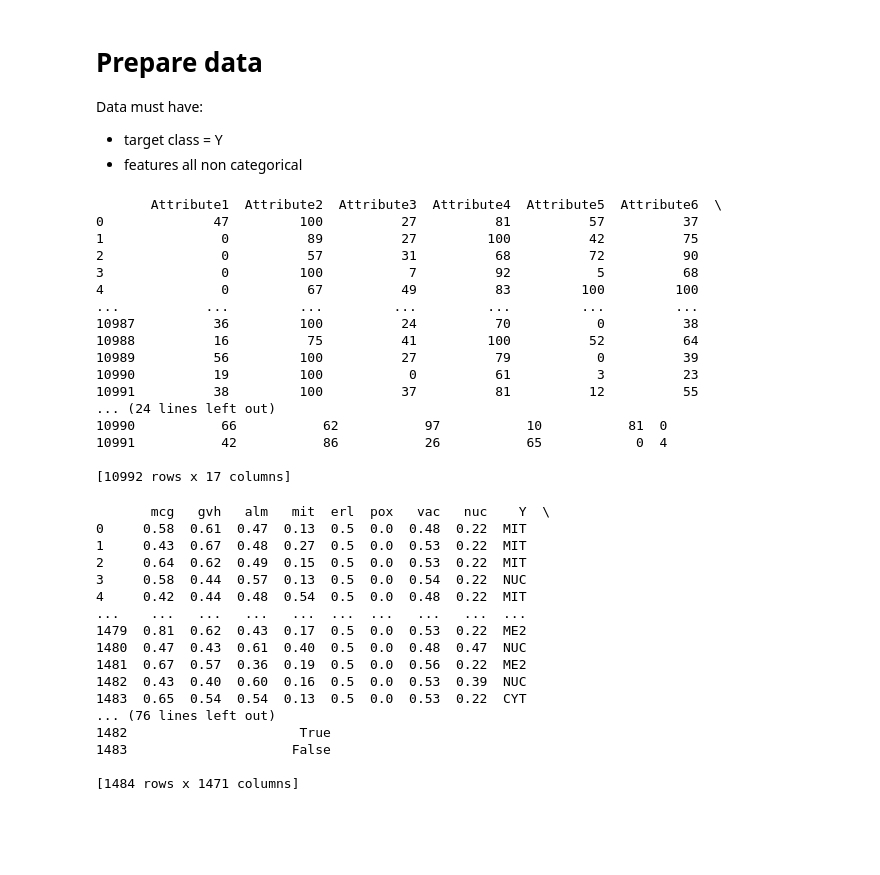
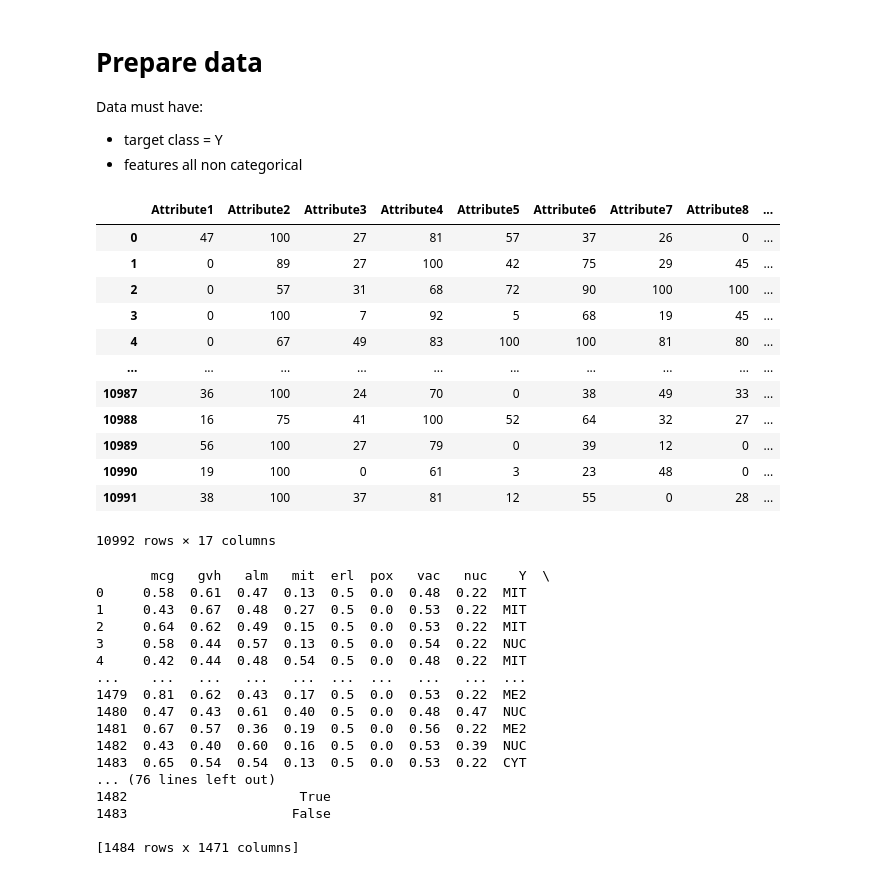
Before and after one commit to maxdixmatthews/multiclass-regression, a Jupyter notebook: using_uci_data.ipynb, the cells around one changed output. Saved outputs shown, nothing was run; the diff lists cells and outputs as text; code cells hidden in the pictures; blank space fills up the shorter version.

```diff
--- a/using_uci_data.ipynb
+++ b/using_uci_data.ipynb
@@ -40,35 +40,32 @@ Data must have:
 # %%
 # Get data ready
 config = Config("testing_datasets")
 pen_based_recognition_of_handwritten_digits = fetch_ucirepo(id=81)
 filename = "pen_based_classifier"
 model_types = ['LogisticRegression']
 df = pen_based_recognition_of_handwritten_digits.data.original
 # print(df['Class'])
 # ecoli_data = ecoli_data.head(1000)
 df.rename({'Class': 'Y'}, axis=1, inplace=True)
-print(df)
+# df.to_csv("data/handwritten_digits.csv")
+df
 # df = df.head(1000)
 # df['Y'], unique_strings = pd.factorize(df['class'])
 # ecoli_data['Sequence_numerical'], unique_seq_strings = pd.factorize(ecoli_data['Sequence'])
 # df.drop(['class', 'Sequence'], axis=1, inplace=True)
 # ecoli_data['Y'] = ecoli_data['encoded_Y']
 # print(df)
 # %% [output]
+|  | Attribute1 | Attribute2 | Attribute3 | Attribute4 | Attribute5 | Attribute6 | Attribute7 | Attribute8 | ... |
+| 0 | 47 | 100 | 27 | 81 | 57 | 37 | 26 | 0 | ... |
+| 1 | 0 | 89 | 27 | 100 | 42 | 75 | 29 | 45 | ... |
+| 2 | 0 | 57 | 31 | 68 | 72 | 90 | 100 | 100 | ... |
+| 3 | 0 | 100 | 7 | 92 | 5 | 68 | 19 | 45 | ... |
+| 4 | 0 | 67 | 49 | 83 | 100 | 100 | 81 | 80 | ... |
+| ... | ... | ... | ... | ... | ... | ... | ... | ... | ... |
+| 10987 | 36 | 100 | 24 | 70 | 0 | 38 | 49 | 33 | ... |
+| 10988 | 16 | 75 | 41 | 100 | 52 | 64 | 32 | 27 | ... |
+| 10989 | 56 | 100 | 27 | 79 | 0 | 39 | 12 | 0 | ... |
+| 10990 | 19 | 100 | 0 | 61 | 3 | 23 | 48 | 0 | ... |
+| 10991 | 38 | 100 | 37 | 81 | 12 | 55 | 0 | 28 | ... |
-       Attribute1  Attribute2  Attribute3  Attribute4  Attribute5  Attribute6  \
-0              47         100          27          81          57          37
-1               0          89          27         100          42          75
-2               0          57          31          68          72          90
-3               0         100           7          92           5          68
-4               0          67          49          83         100         100
-...           ...         ...         ...         ...         ...         ...
-10987          36         100          24          70           0          38
-10988          16          75          41         100          52          64
-10989          56         100          27          79           0          39
-10990          19         100           0          61           3          23
-10991          38         100          37          81          12          55
-... (24 lines left out)
-10990           66           62           97           10           81  0
-10991           42           86           26           65            0  4
-
-[10992 rows x 17 columns]
+10992 rows × 17 columns
```
Also changed, not shown: parts of 5 cells of this notebook, 8 other files.
